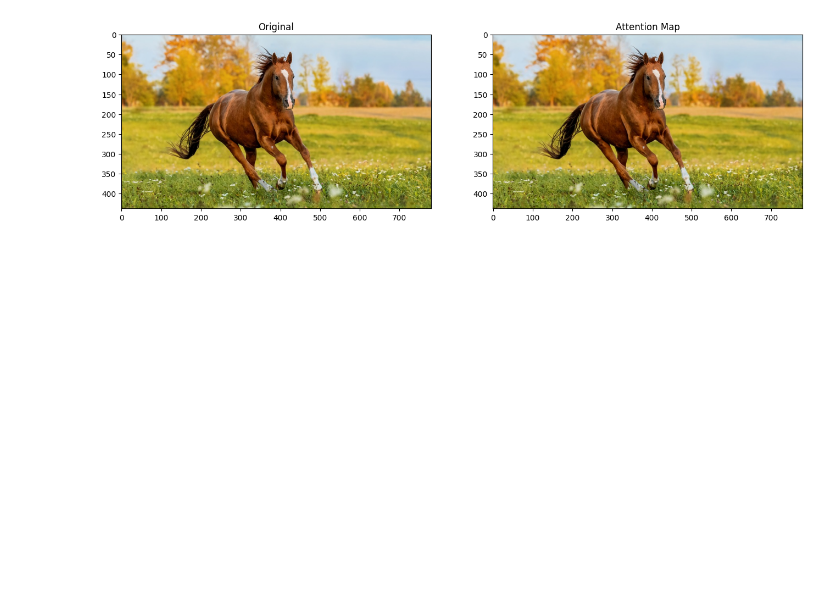
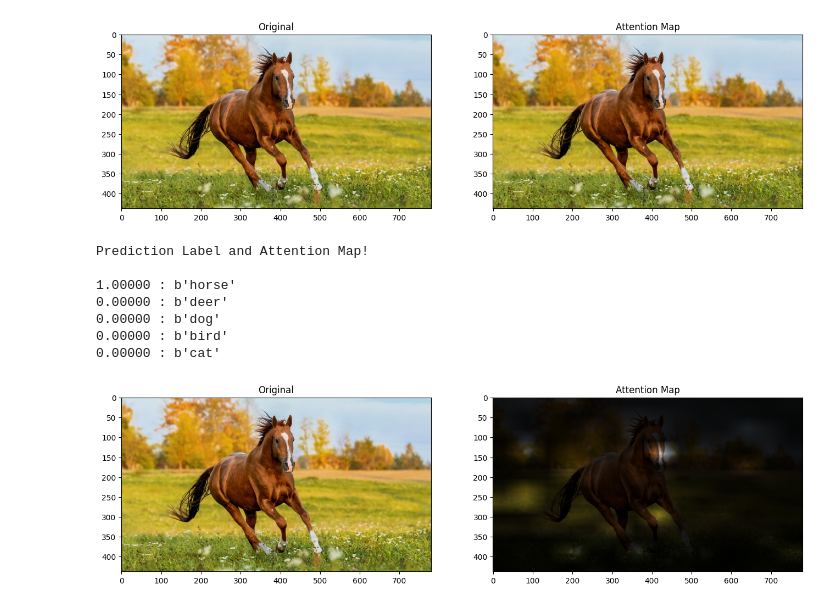
Before and after one commit to Vincent-La/ViT-CMSC472, a Jupyter notebook: evaluation.ipynb, the cells around one changed output. Cells and saved outputs as stored; diff of their text form; code cells hidden in the pictures; blank space fills up the shorter version.

```diff
--- a/evaluation.ipynb
+++ b/evaluation.ipynb
@@ -280,3 +319,14 @@ Prediction Label and Attention Map!
 0.15368 : b'airplane'
 0.13402 : b'bird'
 [figure]
+# %%
+show_attention_map(bit158_model, img)
+# %% [output]
+Prediction Label and Attention Map!
+
+1.00000 : b'horse'
+0.00000 : b'deer'
+0.00000 : b'dog'
+0.00000 : b'bird'
+0.00000 : b'cat'
+[figure, added]
```
Also changed, not shown: parts of 10 cells of this notebook.
